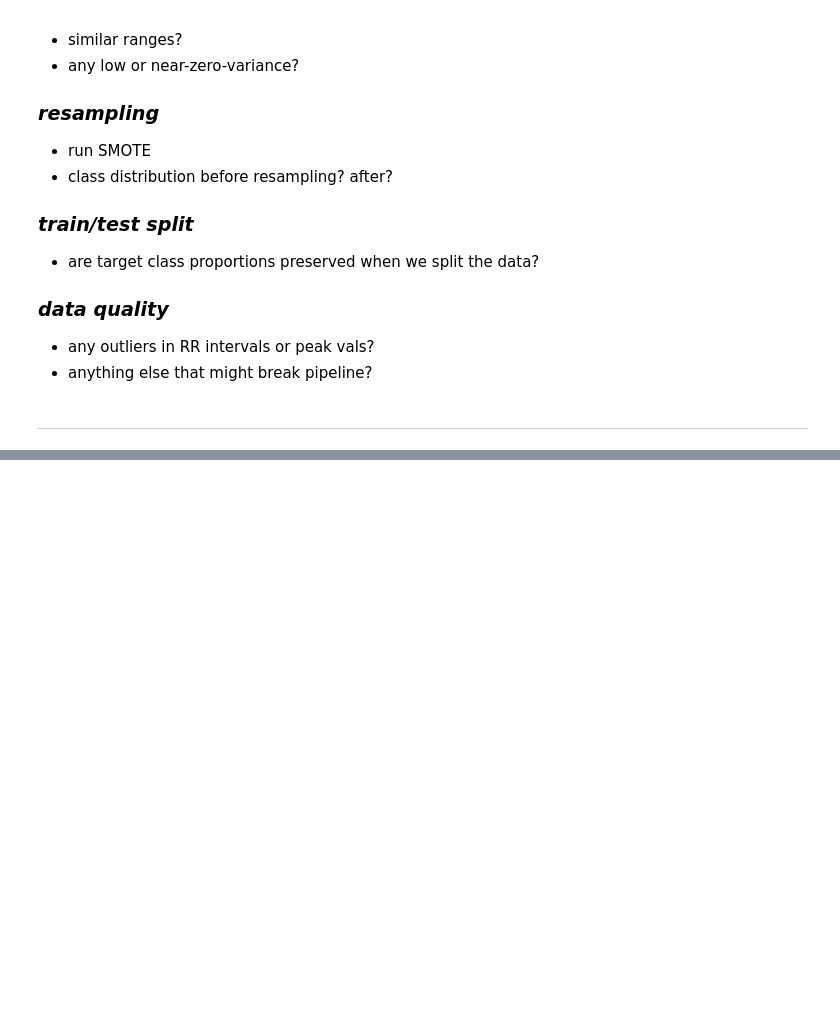
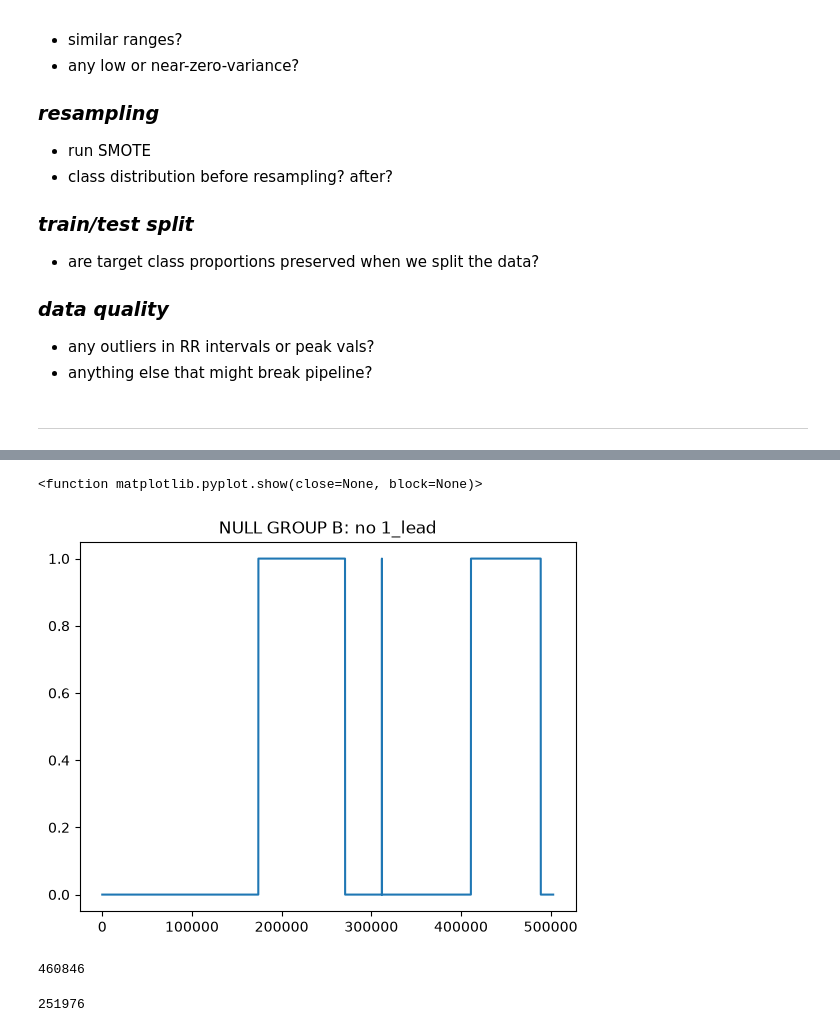
Before and after one commit to dcgale/heartbeat, a Jupyter notebook: notebooks/01-eda.ipynb, the cells around one changed output, grey strips where cells are left out. Cells and saved outputs as stored; diff of their text form; code cells hidden in the pictures; blank space fills up the shorter version.

```diff
--- a/notebooks/01-eda.ipynb
+++ b/notebooks/01-eda.ipynb
@@ -50,0 +237,15 @@ import matplotlib.pyplot as plt
+# %%
+# repeat for the other case, group B
+# less severe, as identifiers ('record', 'type') are intact
+plt.plot(
+    holter['record'].notnull() & holter['1_pre-RR'].isnull()
+)
+plt.title('NULL GROUP B: no 1_lead')
+plt.show
+# %% [output]
+<function matplotlib.pyplot.show(close=None, block=None)>
+[figure, added]
+# %%
+len(incart) + len(mb_arr) + len(mb_supra)
+# %% [output]
+460846
@@ -50,0 +255,4 @@ import matplotlib.pyplot as plt
+# %%
+len(holter)
+# %% [output]
+251976
```
Also changed, not shown: parts of 29 cells of this notebook.
